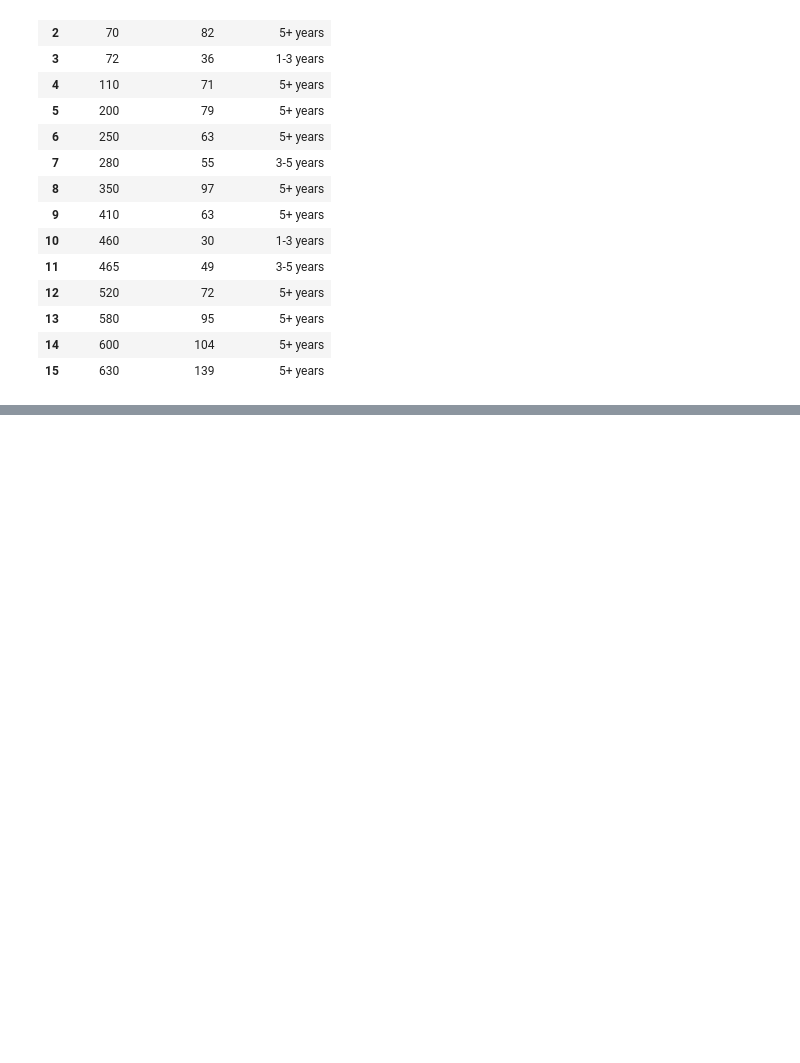
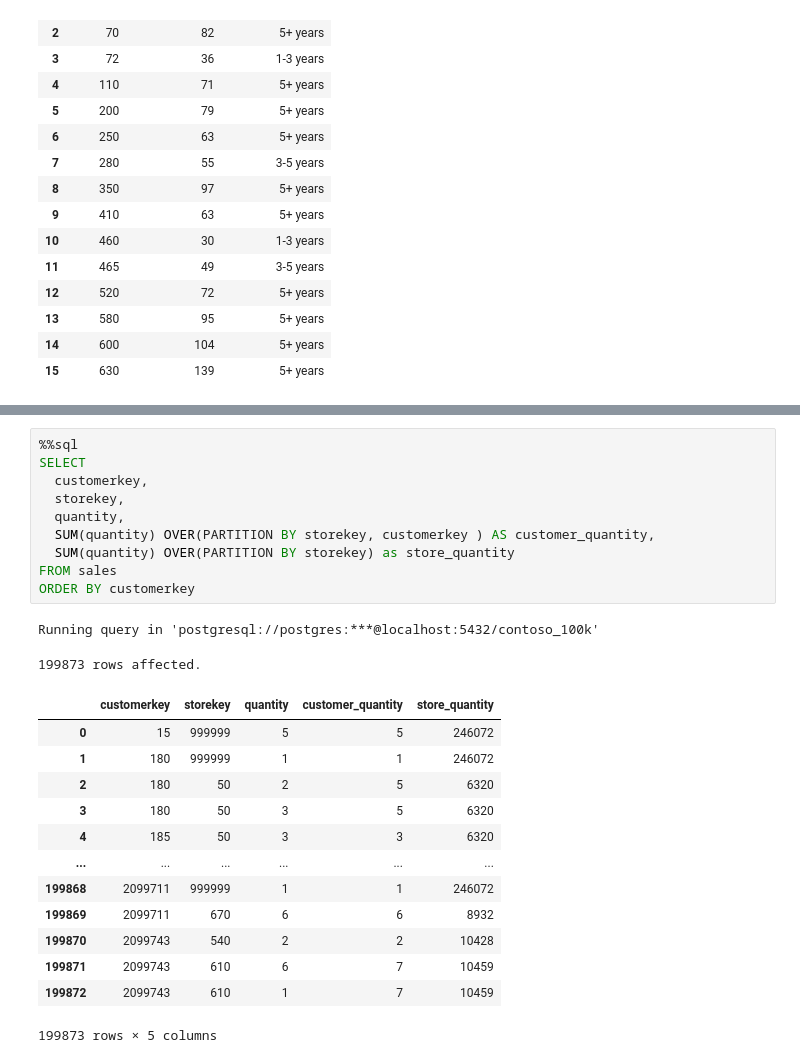
Before and after one commit to Bartek0829/SQL-learning, a Jupyter notebook: Resources/Date&TimeFunctions.ipynb, the cells around one changed output, grey strips where cells are left out. Saved outputs shown, nothing was run; the diff lists cells and outputs as text; blank space fills up the shorter version.

```diff
--- a/Resources/Date&TimeFunctions.ipynb
+++ b/Resources/Date&TimeFunctions.ipynb
@@ -404,0 +411,26 @@ Running query in 'postgresql://postgres:***@localhost:5432/contoso_100k'
+# %%
+%%sql
+SELECT
+  customerkey,
+  storekey,
+  quantity,
+  SUM(quantity) OVER(PARTITION BY storekey, customerkey ) AS customer_quantity,
+  SUM(quantity) OVER(PARTITION BY storekey) as store_quantity
+FROM sales
+ORDER BY customerkey
+# %% [output]
+Running query in 'postgresql://postgres:***@localhost:5432/contoso_100k'
+199873 rows affected.
+|  | customerkey | storekey | quantity | customer_quantity | store_quantity |
+| 0 | 15 | 999999 | 5 | 5 | 246072 |
+| 1 | 180 | 999999 | 1 | 1 | 246072 |
+| 2 | 180 | 50 | 2 | 5 | 6320 |
+| 3 | 180 | 50 | 3 | 5 | 6320 |
+| 4 | 185 | 50 | 3 | 3 | 6320 |
+| ... | ... | ... | ... | ... | ... |
+| 199868 | 2099711 | 999999 | 1 | 1 | 246072 |
+| 199869 | 2099711 | 670 | 6 | 6 | 8932 |
+| 199870 | 2099743 | 540 | 2 | 2 | 10428 |
+| 199871 | 2099743 | 610 | 6 | 7 | 10459 |
+| 199872 | 2099743 | 610 | 1 | 7 | 10459 |
+199873 rows × 5 columns
```
Also changed, not shown: parts of 4 cells of this notebook.
